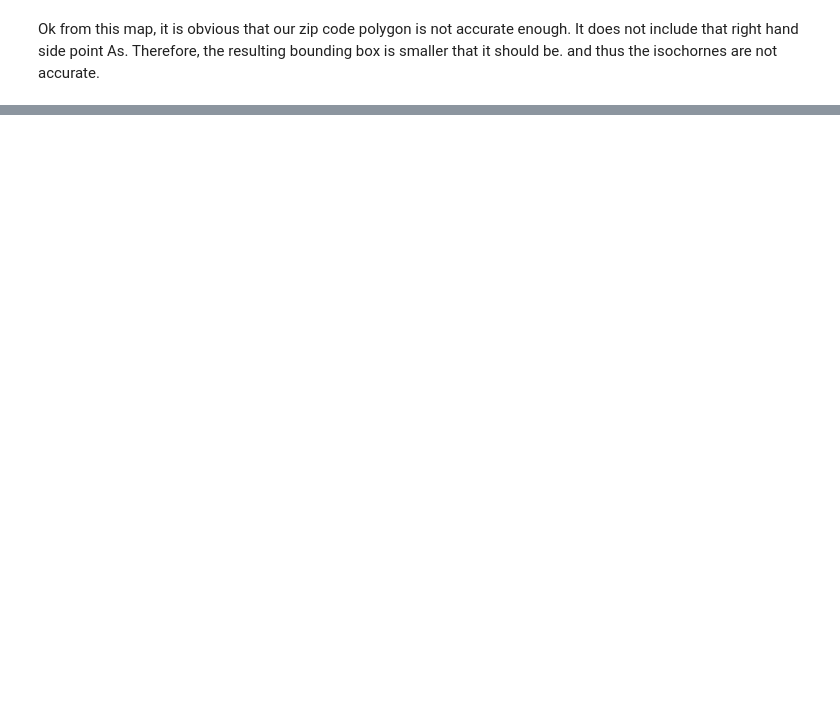
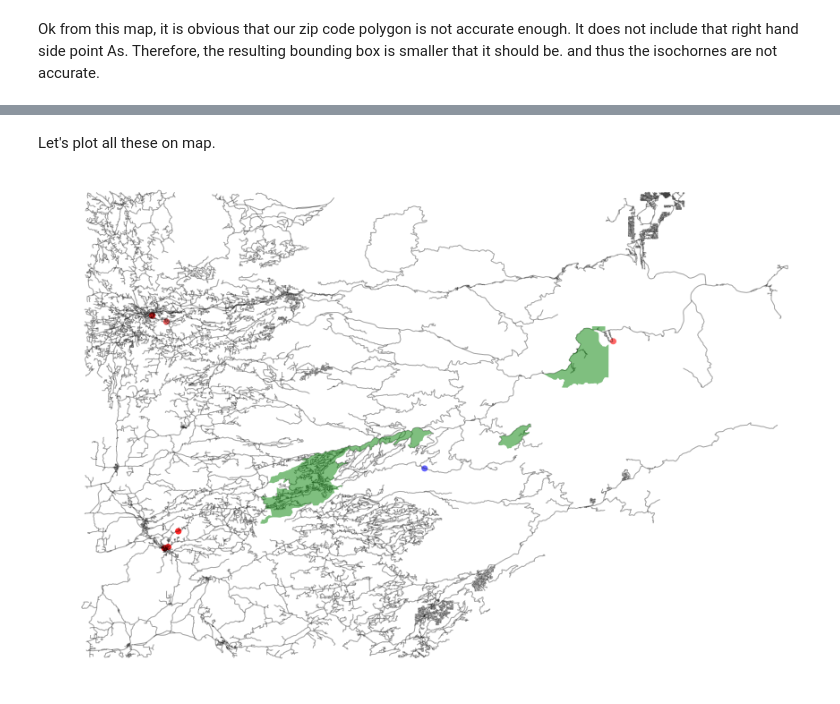
Before and after one commit to bayesimpact/encompass, a Jupyter notebook: models/notebooks/simple_osm_isochrone_exploration.ipynb, the cells around one changed output, grey strips where cells are left out. Saved outputs shown, nothing was run; the diff lists cells and outputs as text; code cells hidden in the pictures; blank space fills up the shorter version.

```diff
--- a/models/notebooks/simple_osm_isochrone_exploration.ipynb
+++ b/models/notebooks/simple_osm_isochrone_exploration.ipynb
@@ -142,0 +151,20 @@ Ok from this map, it is obvious that our zip code polygon is not accurate enough
+# %%
+distancer = HaversineDistance()
+# %%
+distance_res = pd.DataFrame(columns=range(len(close_providers_geocodes)))
+total_number_of_distance_measurements = 0
+for far_point_a_id in list(map(int, non_covered_point_as)):
+    far_point_a = point_as[far_point_a_id]
+    far_point_a_provider_distance = []
+    for provider in list(close_providers_geocodes):
+        # Only look at providers inside the bbox.
+        if isoline_model._is_point_within_polygon(provider, geometry.Polygon(isoline_model.bounding_box)):
+            total_number_of_distance_measurements += 1
+            d = distancer.get_distance_in_miles(far_point_a, provider)
+        else:
+            d = None
+        far_point_a_provider_distance.append(d)
+    distance_res.loc[far_point_a_id] = pd.Series(far_point_a_provider_distance)
+print('I have run {} distance API calls.'.format(total_number_of_distance_measurements))
+distance_res.dropna(axis=1, inplace=True)
+distance_res.head()
@@ -142,0 +179,5 @@ Ok from this map, it is obvious that our zip code polygon is not accurate enough
+# %%
+farthest_point_a_id = distance_res.min(axis=1, skipna=True).idxmax()
+farthest_point_a_closest_providers_id = distance_res.loc[farthest_point_a_id].sort_values()[:10]
+print('The farthest point A from any provider is point #{}.'.format(farthest_point_a_id))
+print('Here is the list of its distance from closest 10 providers:\n{}'.format(farthest_point_a_closest_providers_id))
@@ -142,0 +198,16 @@ Ok from this map, it is obvious that our zip code polygon is not accurate enough
+# %% [markdown]
+Let's plot all these on map.
+# %%
+fig, ax = ox.plot_graph(isoline_model.graph, fig_height=10, show=False, close=False, edge_color='k', edge_alpha=0.2, node_color='none')
+patch = PolygonPatch(zip_polygon, fc='green', ec='none', alpha=0.5, zorder=3)
+ax.add_patch(patch)
+patch = PolygonPatch(point_as[int(farthest_point_a_id)].buffer(0.005), fc='blue', ec='none', alpha=0.6, zorder=-1)
+ax.add_patch(patch)
+for p_id in list(map(int, list(farthest_point_a_closest_providers_id.index))):
+    p = list(close_providers_geocodes)[p_id]
+    if p:
+        patch = PolygonPatch(p.buffer(0.005), fc='red', ec='none', alpha=0.6, zorder=-1)
+        ax.add_patch(patch)
+plt.show()
+# %% [output]
+[figure, added]
```
Also changed, not shown: parts of 9 cells of this notebook, 3 other files.
